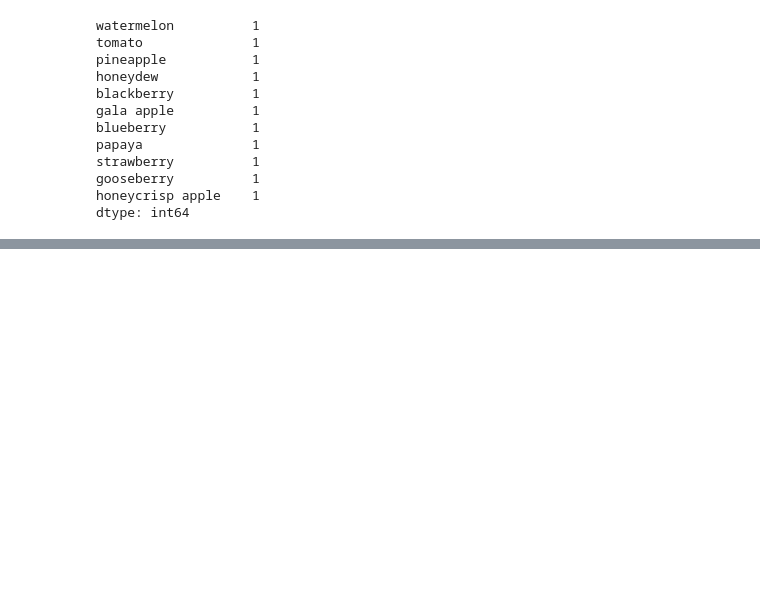
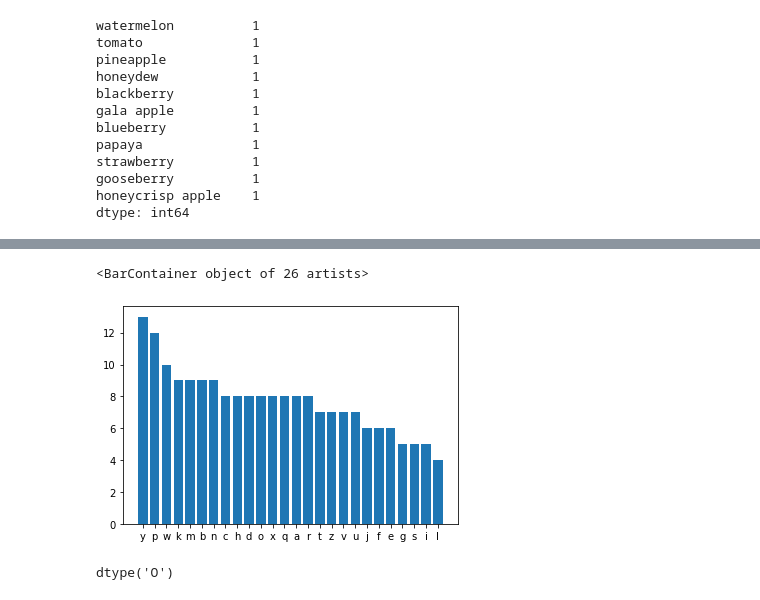
Before and after one commit to lupeluna/numpy-pandas-visualization-exercises, a Jupyter notebook: pandas_series.ipynb, the cells around one changed output, grey strips where cells are left out. Cells and saved outputs as stored; diff of their text form; code cells hidden in the pictures; blank space fills up the shorter version.

```diff
--- a/pandas_series.ipynb
+++ b/pandas_series.ipynb
@@ -147,0 +361,5 @@ dtype: int64
+# %%
+plt.bar(letters.value_counts().index,letters.value_counts())
+# %% [output]
+<BarContainer object of 26 artists>
+[figure, added]
@@ -147,0 +375,4 @@ dtype: int64
+# %%
+numbers.dtype
+# %% [output]
+dtype('O')
```
Also changed, not shown: parts of 70 cells of this notebook.
